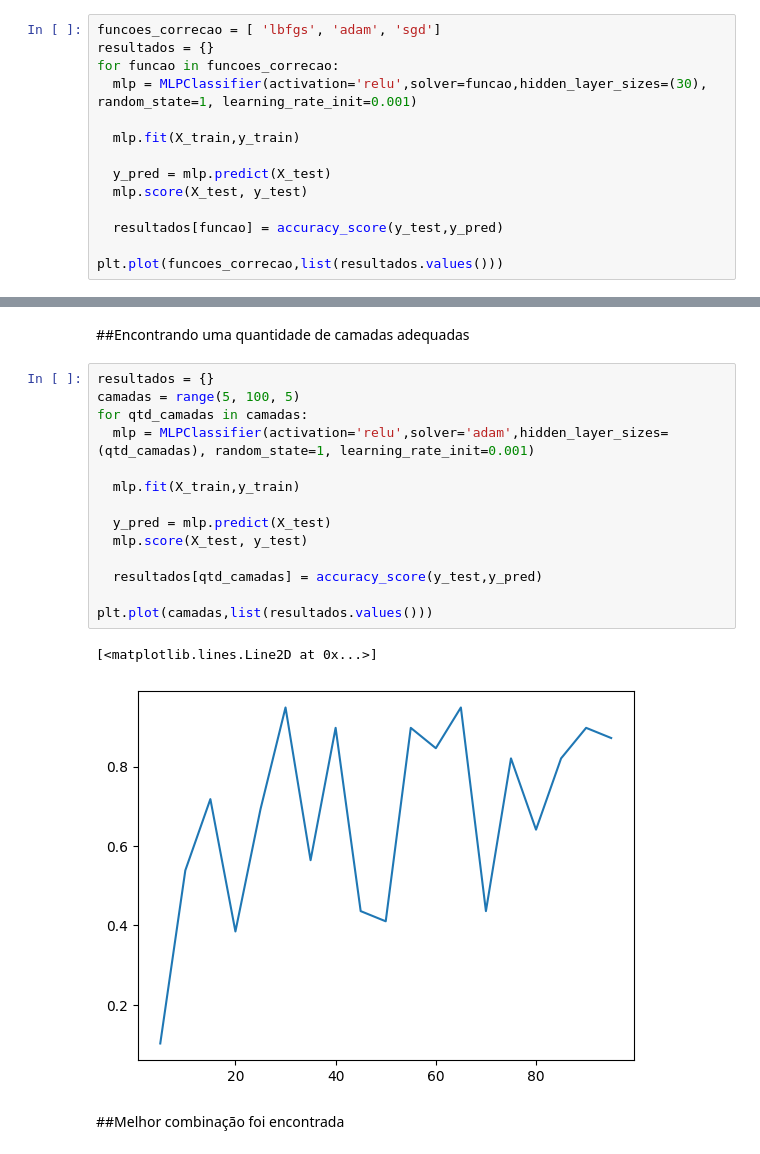
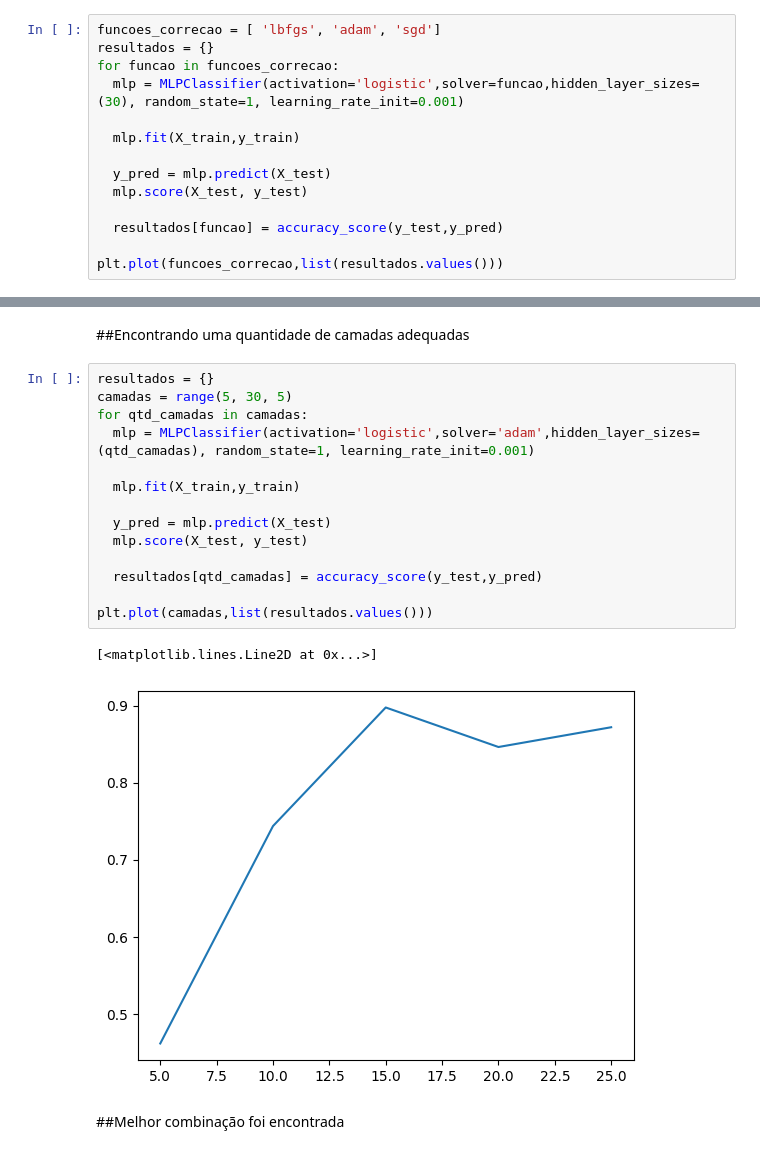
Before and after one commit to joseluan/ml_magalu, a Jupyter notebook: Magalu_rede_neural.ipynb, the cells around one changed output, grey strips where cells are left out. Saved outputs shown, nothing was run; the diff lists cells and outputs as text.

```diff
--- a/Magalu_rede_neural.ipynb
+++ b/Magalu_rede_neural.ipynb
@@ -125,7 +122,7 @@ plt.plot(funcoes_ativacao,list(resultados.values()))
 funcoes_correcao = [ 'lbfgs', 'adam', 'sgd']
 resultados = {}
 for funcao in funcoes_correcao:
-  mlp = MLPClassifier(activation='relu',solver=funcao,hidden_layer_sizes=(30), random_state=1, learning_rate_init=0.001)
+  mlp = MLPClassifier(activation='logistic',solver=funcao,hidden_layer_sizes=(30), random_state=1, learning_rate_init=0.001)
 
   mlp.fit(X_train,y_train)
 
@@ -147,21 +144,21 @@ Increase the number of iterations (max_iter) or scale the data as shown in:
 ##Encontrando uma quantidade de camadas adequadas
 # %%
 resultados = {}
-camadas = range(5, 100, 5)
+camadas = range(5, 30, 5)
 for qtd_camadas in camadas:
-  mlp = MLPClassifier(activation='relu',solver='adam',hidden_layer_sizes=(qtd_camadas), random_state=1, learning_rate_init=0.001)
+  mlp = MLPClassifier(activation='logistic',solver='adam',hidden_layer_sizes=(qtd_camadas), random_state=1, learning_rate_init=0.001)
 
   mlp.fit(X_train,y_train)
 
   y_pred = mlp.predict(X_test)
   mlp.score(X_test, y_test)
 
   resultados[qtd_camadas] = accuracy_score(y_test,y_pred)
 
 plt.plot(camadas,list(resultados.values()))
 # %% [output]
 [<matplotlib.lines.Line2D at 0x...>]
-[figure, old version]
+[figure, new version]
 # %% [markdown]
 ##Melhor combinação foi encontrada
 # %%
```
Also changed, not shown: parts of 6 cells of this notebook.
